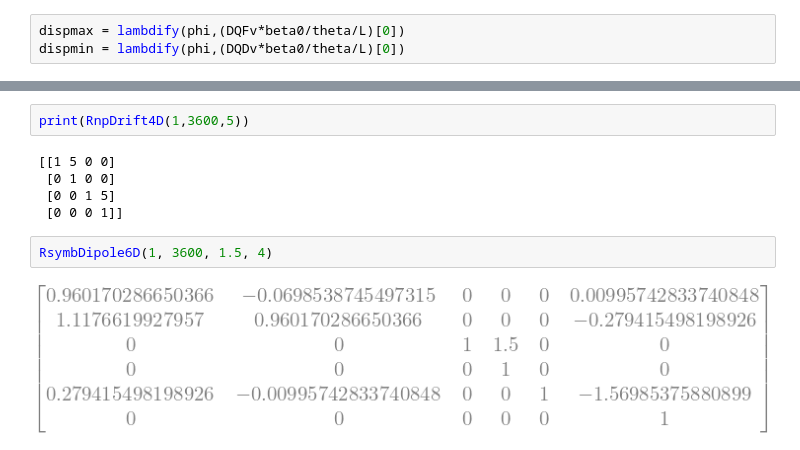
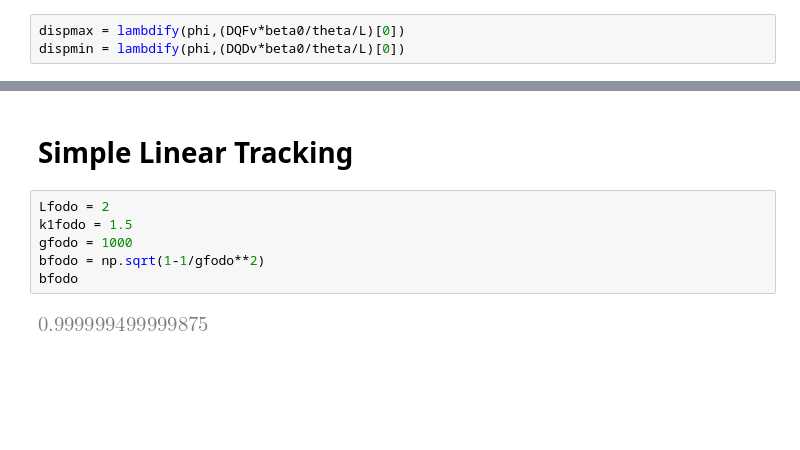
Before and after one commit to tomerten/acchamiltoniansandmatrices, a Jupyter notebook: acchamiltoniansandmatrices/Examples/Notebooks/Example_FODO_with_Matrix_Tracking.ipynb, the cells around one changed output, grey strips where cells are left out. Drawn from its saved outputs; the diff is of its cells as text; blank space fills up the shorter version.

```diff
--- a/acchamiltoniansandmatrices/Examples/Notebooks/Example_FODO_with_Matrix_Tracking.ipynb
+++ b/acchamiltoniansandmatrices/Examples/Notebooks/Example_FODO_with_Matrix_Tracking.ipynb
@@ -706,11 +475,10 @@ print(RnpDrift6D(1,3600,5))
-# %%
-print(RnpDrift4D(1,3600,5))
-# %% [output]
-[[1 5 0 0]
- [0 1 0 0]
- [0 0 1 5]
- [0 0 0 1]]
-# %%
-RsymbDipole6D(1, 3600, 1.5, 4)
-# %% [output]
-[figure, removed]
+# %% [markdown]
+# Simple Linear Tracking
+# %%
+Lfodo = 2
+k1fodo = 1.5
+gfodo = 1000
+bfodo = np.sqrt(1-1/gfodo**2)
+bfodo
+# %% [output]
+[figure, added]
```
Also changed, not shown: parts of 77 cells of this notebook, 1 other file.
